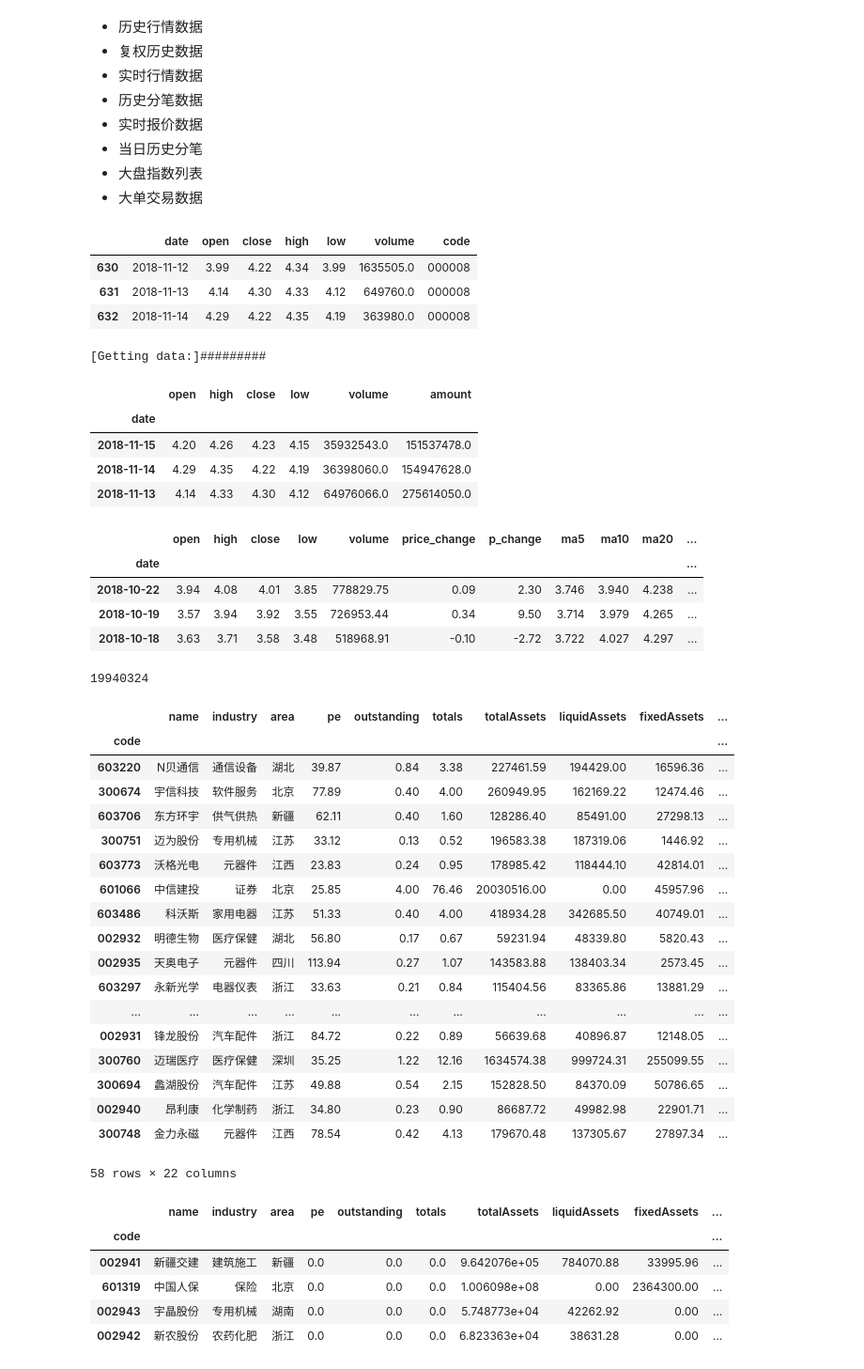
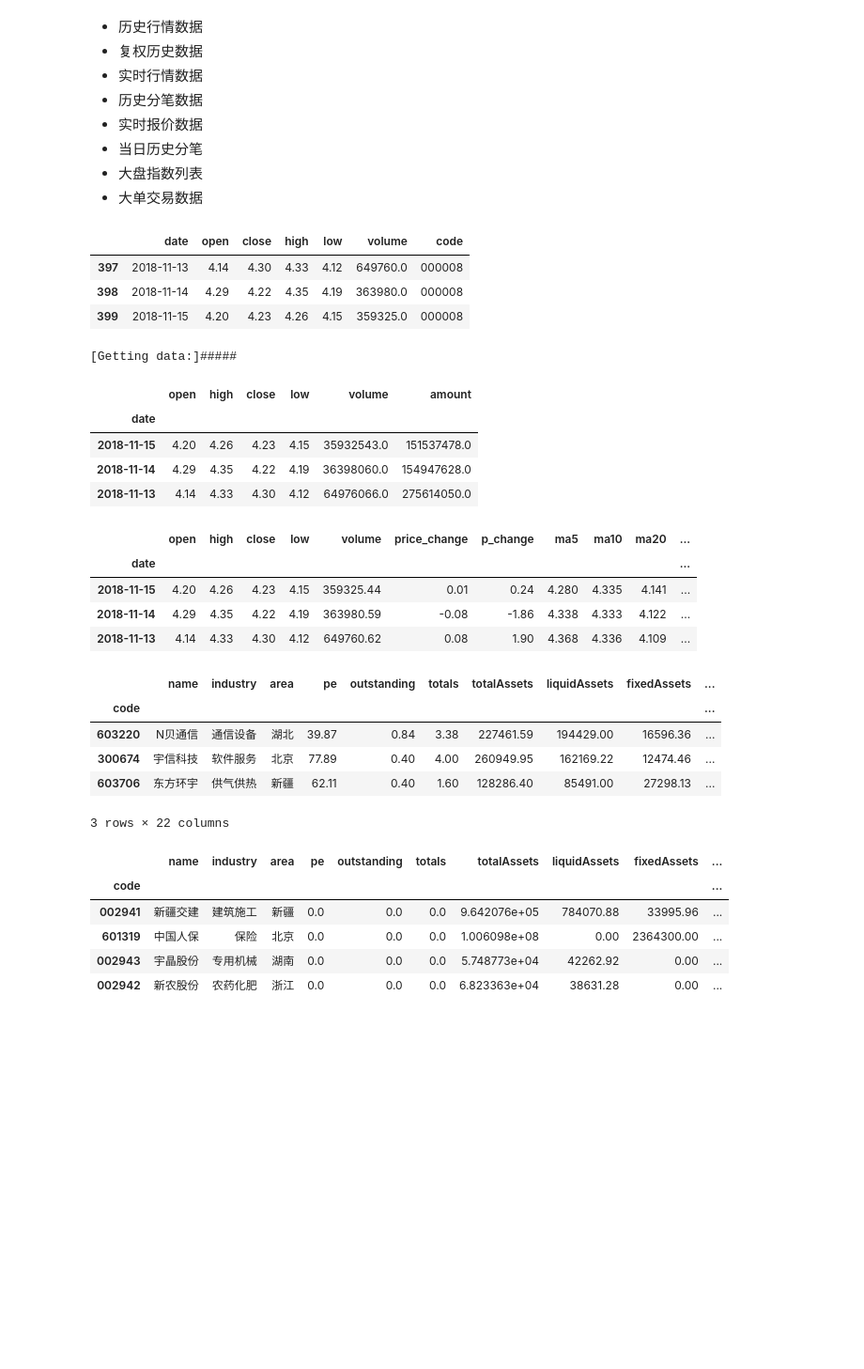
Before and after one commit to TickleYung/bullStock, a Jupyter notebook: tushare/tushareForPython2.ipynb, the cells around one changed output. Shown: that part at 94% size. Drawn from its saved outputs; the diff is of its cells as text; code cells hidden in the pictures; blank space fills up the shorter version.

```diff
--- a/tushare/tushareForPython2.ipynb
+++ b/tushare/tushareForPython2.ipynb
@@ -19,16 +24,16 @@ import numpy as np
 # %%
 # better than get_hist_data
 # 没有当天的价格
-ts.get_k_data(code="000008",start="2016-08-01",end="2018-11-16").tail(3) # 无法获取近两日的数据
+ts.get_k_data(code="000008",start="2017-09-01",end="2018-11-16").tail(3) # 无法获取近两日的数据
 # %% [output]
 |  | date | open | close | high | low | volume | code |
-| 630 | 2018-11-12 | 3.99 | 4.22 | 4.34 | 3.99 | 1635505.0 | 000008 |
-| 631 | 2018-11-13 | 4.14 | 4.30 | 4.33 | 4.12 | 649760.0 | 000008 |
-| 632 | 2018-11-14 | 4.29 | 4.22 | 4.35 | 4.19 | 363980.0 | 000008 |
+| 397 | 2018-11-13 | 4.14 | 4.30 | 4.33 | 4.12 | 649760.0 | 000008 |
+| 398 | 2018-11-14 | 4.29 | 4.22 | 4.35 | 4.19 | 363980.0 | 000008 |
+| 399 | 2018-11-15 | 4.20 | 4.23 | 4.26 | 4.15 | 359325.0 | 000008 |
 # %%
-ts.get_h_data(code="000008",start="2016-08-01",end="2018-11-16").head(3) # 可获得全部历史数据
+ts.get_h_data(code="000008",start="2017-09-01",end="2018-11-16").head(3) # 可获得全部历史数据
 # %% [output]
-[Getting data:]#########
+[Getting data:]#####
 |  | open | high | close | low | volume | amount |
 | date |  |  |  |  |  |  |
 | 2018-11-15 | 4.20 | 4.26 | 4.23 | 4.15 | 35932543.0 | 151537478.0 |
@@ -40,13 +45,13 @@ ts.get_h_data(code="000008",start="2016-08-01",end="2018-11-16").head(3) # 可
 # 本接口只能获取近3年的日线数据，适合搭配均线数据进行选股和分析
 # （sh=上证指数 sz=深圳成指 hs300=沪深300指数 sz50=上证50 zxb=中小板 cyb=创业板）
 # ktype：数据类型，D=日k线 W=周 M=月 5=5分钟 15=15分钟 30=30分钟 60=60分钟，默认为D
-ts.get_hist_data('000008',start='2017-09-01',end='2018-10-22').head(3)
+ts.get_hist_data('000008',start='2017-09-01',end='2018-11-16').head(3)
 # %% [output]
 |  | open | high | close | low | volume | price_change | p_change | ma5 | ma10 | ma20 | ... |
 | date |  |  |  |  |  |  |  |  |  |  | ... |
-| 2018-10-22 | 3.94 | 4.08 | 4.01 | 3.85 | 778829.75 | 0.09 | 2.30 | 3.746 | 3.940 | 4.238 | ... |
-| 2018-10-19 | 3.57 | 3.94 | 3.92 | 3.55 | 726953.44 | 0.34 | 9.50 | 3.714 | 3.979 | 4.265 | ... |
-| 2018-10-18 | 3.63 | 3.71 | 3.58 | 3.48 | 518968.91 | -0.10 | -2.72 | 3.722 | 4.027 | 4.297 | ... |
+| 2018-11-15 | 4.20 | 4.26 | 4.23 | 4.15 | 359325.44 | 0.01 | 0.24 | 4.280 | 4.335 | 4.141 | ... |
+| 2018-11-14 | 4.29 | 4.35 | 4.22 | 4.19 | 363980.59 | -0.08 | -1.86 | 4.338 | 4.333 | 4.122 | ... |
+| 2018-11-13 | 4.14 | 4.33 | 4.30 | 4.12 | 649760.62 | 0.08 | 1.90 | 4.368 | 4.336 | 4.109 | ... |
 # %%
 ts.get_hist_data('600848', ktype='W') #获取周k线数据
 ts.get_hist_data('600848', ktype='M') #获取月k线数据
@@ -65,10 +70,7 @@ ts.get_hist_data('cyb'）#获取创业板指数k线数据
 df = ts.get_stock_basics()
 # 获取个股首个上市日期
 #date = df.ix['600848']['timeToMarket'] #上市日期YYYYMMDD
-date = df.loc['600848']['timeToMarket'] #上市日期YYYYMMDD
-date
+# date = df.loc['600848']['timeToMarket'] #上市日期YYYYMMDD
-# %% [output]
-19940324
 # %%
 # 过滤上市不足半年的
 # 过滤亏损的
@@ -77,26 +80,13 @@ date
 # 过滤营业利润不足1千万的
 # %%
-df[df.timeToMarket>20180401] # 58支个股上市不足半年
+df[df.timeToMarket>20180401].head(3) # 58支个股上市不足半年
 # %% [output]
 |  | name | industry | area | pe | outstanding | totals | totalAssets | liquidAssets | fixedAssets | ... |
 | code |  |  |  |  |  |  |  |  |  | ... |
 | 603220 | N贝通信 | 通信设备 | 湖北 | 39.87 | 0.84 | 3.38 | 227461.59 | 194429.00 | 16596.36 | ... |
 | 300674 | 宇信科技 | 软件服务 | 北京 | 77.89 | 0.40 | 4.00 | 260949.95 | 162169.22 | 12474.46 | ... |
 | 603706 | 东方环宇 | 供气供热 | 新疆 | 62.11 | 0.40 | 1.60 | 128286.40 | 85491.00 | 27298.13 | ... |
-| 300751 | 迈为股份 | 专用机械 | 江苏 | 33.12 | 0.13 | 0.52 | 196583.38 | 187319.06 | 1446.92 | ... |
-| 603773 | 沃格光电 | 元器件 | 江西 | 23.83 | 0.24 | 0.95 | 178985.42 | 118444.10 | 42814.01 | ... |
-| 601066 | 中信建投 | 证券 | 北京 | 25.85 | 4.00 | 76.46 | 20030516.00 | 0.00 | 45957.96 | ... |
-| 603486 | 科沃斯 | 家用电器 | 江苏 | 51.33 | 0.40 | 4.00 | 418934.28 | 342685.50 | 40749.01 | ... |
-| 002932 | 明德生物 | 医疗保健 | 湖北 | 56.80 | 0.17 | 0.67 | 59231.94 | 48339.80 | 5820.43 | ... |
-| 002935 | 天奥电子 | 元器件 | 四川 | 113.94 | 0.27 | 1.07 | 143583.88 | 138403.34 | 2573.45 | ... |
-| 603297 | 永新光学 | 电器仪表 | 浙江 | 33.63 | 0.21 | 0.84 | 115404.56 | 83365.86 | 13881.29 | ... |
-| ... | ... | ... | ... | ... | ... | ... | ... | ... | ... | ... |
-| 002931 | 锋龙股份 | 汽车配件 | 浙江 | 84.72 | 0.22 | 0.89 | 56639.68 | 40896.87 | 12148.05 | ... |
-| 300760 | 迈瑞医疗 | 医疗保健 | 深圳 | 35.25 | 1.22 | 12.16 | 1634574.38 | 999724.31 | 255099.55 | ... |
-| 300694 | 蠡湖股份 | 汽车配件 | 江苏 | 49.88 | 0.54 | 2.15 | 152828.50 | 84370.09 | 50786.65 | ... |
-| 002940 | 昂利康 | 化学制药 | 浙江 | 34.80 | 0.23 | 0.90 | 86687.72 | 49982.98 | 22901.71 | ... |
-| 300748 | 金力永磁 | 元器件 | 江西 | 78.54 | 0.42 | 4.13 | 179670.48 | 137305.67 | 27897.34 | ... |
-58 rows × 22 columns
+3 rows × 22 columns
 # %%
 df = df[df.timeToMarket<=20180401]
 # %%
```
Also changed, not shown: parts of 45 cells of this notebook.
